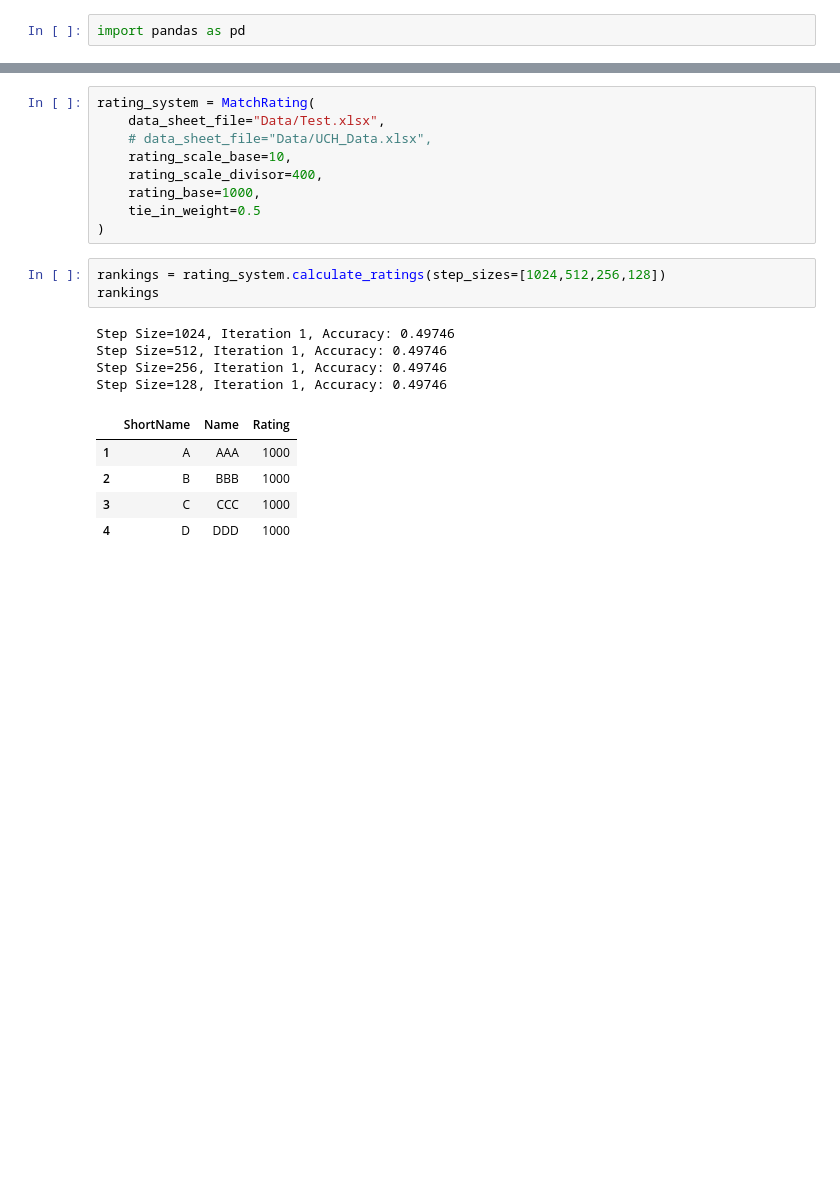
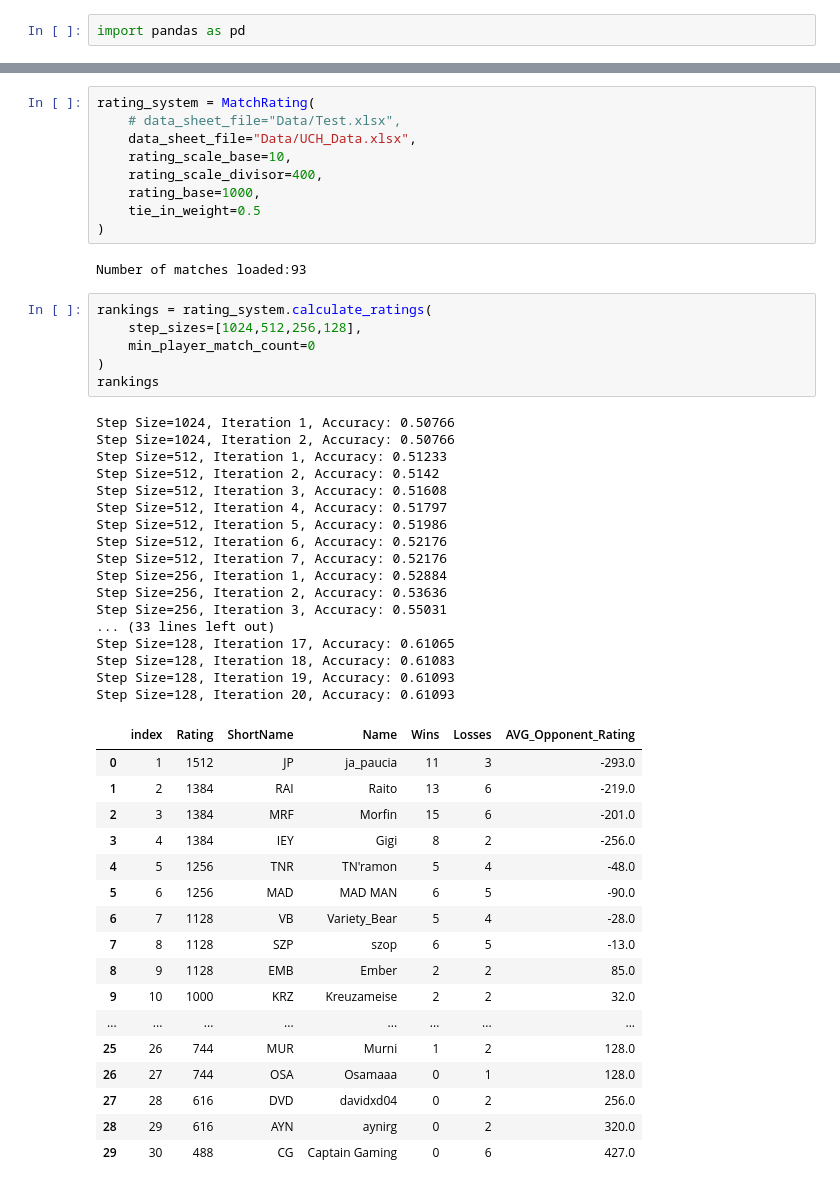
Before and after one commit to xxxprod/uch-ranking, a Jupyter notebook: MatchRating.ipynb, the cells around one changed output, grey strips where cells are left out. Saved outputs shown, nothing was run; the diff lists cells and outputs as text; blank space fills up the shorter version.

Commit message:
refactored calculate_ratings and introduced new parameter to filter rankings to players with a minimum matches played

```diff
--- a/MatchRating.ipynb
+++ b/MatchRating.ipynb
@@ -135,24 +213,54 @@ class MatchRating:
         return rating_table
 # %%
 rating_system = MatchRating(
-    data_sheet_file="Data/Test.xlsx",
-    # data_sheet_file="Data/UCH_Data.xlsx",
+    # data_sheet_file="Data/Test.xlsx",
+    data_sheet_file="Data/UCH_Data.xlsx",
     rating_scale_base=10,
     rating_scale_divisor=400,
     rating_base=1000,
     tie_in_weight=0.5
 )
+# %% [output]
+Number of matches loaded:93
 # %%
-rankings = rating_system.calculate_ratings(step_sizes=[1024,512,256,128])
+rankings = rating_system.calculate_ratings(
+    step_sizes=[1024,512,256,128],
+    min_player_match_count=0
+)
 rankings
 # %% [output]
-Step Size=1024, Iteration 1, Accuracy: 0.49746
-Step Size=512, Iteration 1, Accuracy: 0.49746
-Step Size=256, Iteration 1, Accuracy: 0.49746
-Step Size=128, Iteration 1, Accuracy: 0.49746
+Step Size=1024, Iteration 1, Accuracy: 0.50766
+Step Size=1024, Iteration 2, Accuracy: 0.50766
+Step Size=512, Iteration 1, Accuracy: 0.51233
+Step Size=512, Iteration 2, Accuracy: 0.5142
+Step Size=512, Iteration 3, Accuracy: 0.51608
+Step Size=512, Iteration 4, Accuracy: 0.51797
+Step Size=512, Iteration 5, Accuracy: 0.51986
+Step Size=512, Iteration 6, Accuracy: 0.52176
+Step Size=512, Iteration 7, Accuracy: 0.52176
+Step Size=256, Iteration 1, Accuracy: 0.52884
+Step Size=256, Iteration 2, Accuracy: 0.53636
+Step Size=256, Iteration 3, Accuracy: 0.55031
+... (33 lines left out)
+Step Size=128, Iteration 17, Accuracy: 0.61065
+Step Size=128, Iteration 18, Accuracy: 0.61083
+Step Size=128, Iteration 19, Accuracy: 0.61093
+Step Size=128, Iteration 20, Accuracy: 0.61093
-|  | ShortName | Name | Rating |
-| 1 | A | AAA | 1000 |
-| 2 | B | BBB | 1000 |
-| 3 | C | CCC | 1000 |
-| 4 | D | DDD | 1000 |
+|  | index | Rating | ShortName | Name | Wins | Losses | AVG_Opponent_Rating |
+| 0 | 1 | 1512 | JP | ja_paucia | 11 | 3 | -293.0 |
+| 1 | 2 | 1384 | RAI | Raito | 13 | 6 | -219.0 |
+| 2 | 3 | 1384 | MRF | Morfin | 15 | 6 | -201.0 |
+| 3 | 4 | 1384 | IEY | Gigi | 8 | 2 | -256.0 |
+| 4 | 5 | 1256 | TNR | TN'ramon | 5 | 4 | -48.0 |
+| 5 | 6 | 1256 | MAD | MAD MAN | 6 | 5 | -90.0 |
+| 6 | 7 | 1128 | VB | Variety_Bear | 5 | 4 | -28.0 |
+| 7 | 8 | 1128 | SZP | szop | 6 | 5 | -13.0 |
+| 8 | 9 | 1128 | EMB | Ember | 2 | 2 | 85.0 |
+| 9 | 10 | 1000 | KRZ | Kreuzameise | 2 | 2 | 32.0 |
+| ... | ... | ... | ... | ... | ... | ... | ... |
+| 25 | 26 | 744 | MUR | Murni | 1 | 2 | 128.0 |
+| 26 | 27 | 744 | OSA | Osamaaa | 0 | 1 | 128.0 |
+| 27 | 28 | 616 | DVD | davidxd04 | 0 | 2 | 256.0 |
+| 28 | 29 | 616 | AYN | aynirg | 0 | 2 | 320.0 |
+| 29 | 30 | 488 | CG | Captain Gaming | 0 | 6 | 427.0 |
 # %%
```
Also changed, not shown: parts of 3 cells of this notebook.
